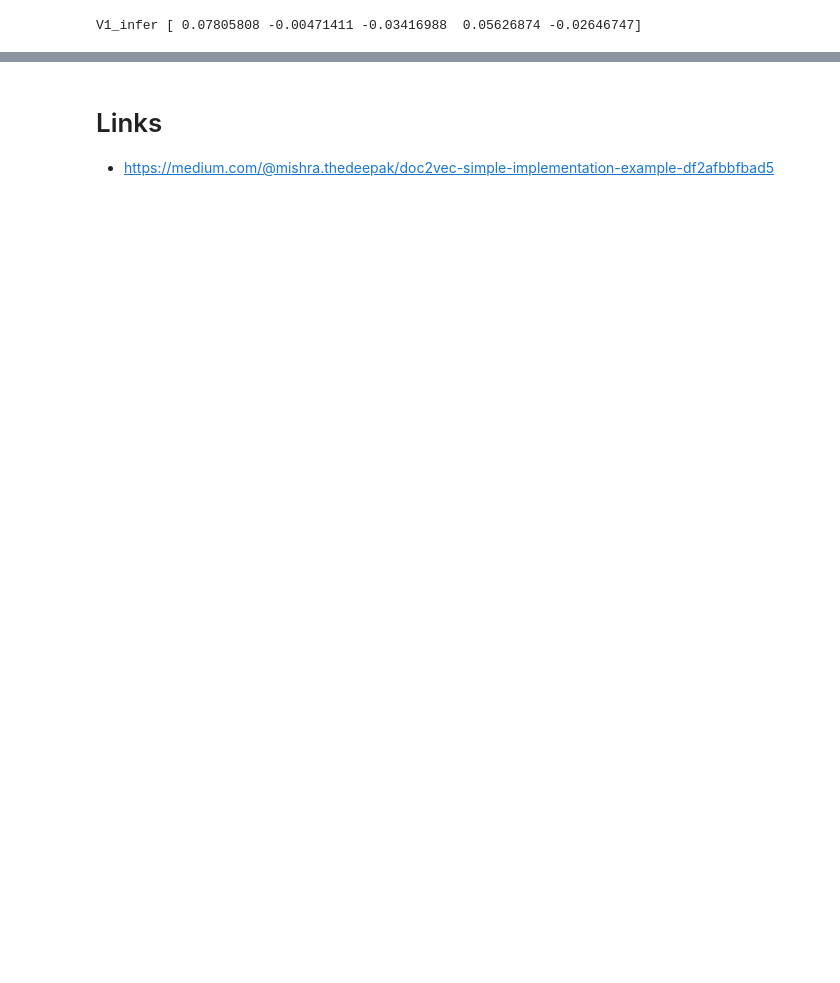
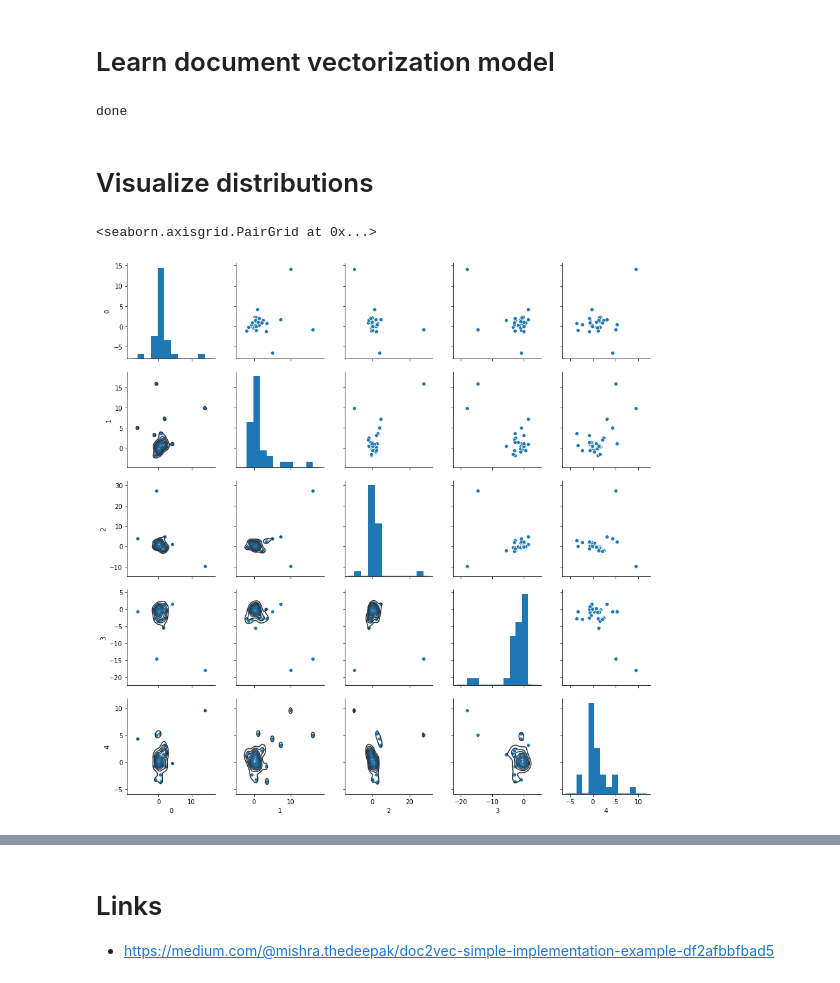
Before and after one commit to oneoffcoder/jupyter, a Jupyter notebook: data-science/_scratch.ipynb, the cells around one changed output, grey strips where cells are left out. Cells and saved outputs as stored; diff of their text form; code cells hidden in the pictures; blank space fills up the shorter version.

```diff
--- a/data-science/_scratch.ipynb
+++ b/data-science/_scratch.ipynb
@@ -54,4 +103,7 @@ TaggedDocument(['econom', 'consum', 'behavior', 'competit', 'market', 'everyth',
+# %% [markdown]
+# Learn document vectorization model
 # %%
+from sklearn.utils import shuffle
 import multiprocessing
 from tqdm import tqdm
 
@@ -67,3 +119,15 @@ model = Doc2Vec(vector_size=vector_size,
                 dm=1)
 
 model.build_vocab([d for d in tqdm(documents)])
+
+max_epochs = 500
+
+for epoch in range(max_epochs):
+    model.train(shuffle([d for d in documents]), total_examples=model.corpus_count, epochs=model.epochs)
+    model.alpha -= 0.0002
+    model.min_alpha = model.alpha
+
+model.delete_temporary_training_data(keep_doctags_vectors=True, keep_inference=True)
+print('done')
+# %% [output]
+done
@@ -79,6 +134,12 @@ for epoch in range(max_epochs):
-# %%
-test_data = word_tokenize('Elements of Programming Interviews in Python The Insiders Guide'.lower())
-v1 = model.infer_vector(test_data, steps=20, alpha=0.025)
-print("V1_infer", v1)
-# %% [output]
-V1_infer [ 0.07805808 -0.00471411 -0.03416988  0.05626874 -0.02646747]
+# %% [markdown]
+# Visualize distributions
+# %%
+X = pd.DataFrame(np.array([model.docvecs[d] for d in range(len(model.docvecs))]))
+
+g = sns.pairplot(X)
+g.map_lower(sns.kdeplot, **{'shade': False, 'n_levels': 10})
+g.map_upper(sns.scatterplot)
+g.map_diag(sns.distplot, **{'hist': False, 'rug': False, 'kde': True})
+# %% [output]
+<seaborn.axisgrid.PairGrid at 0x...>
+[figure, added]
```
Also changed, not shown: parts of 14 cells of this notebook.
